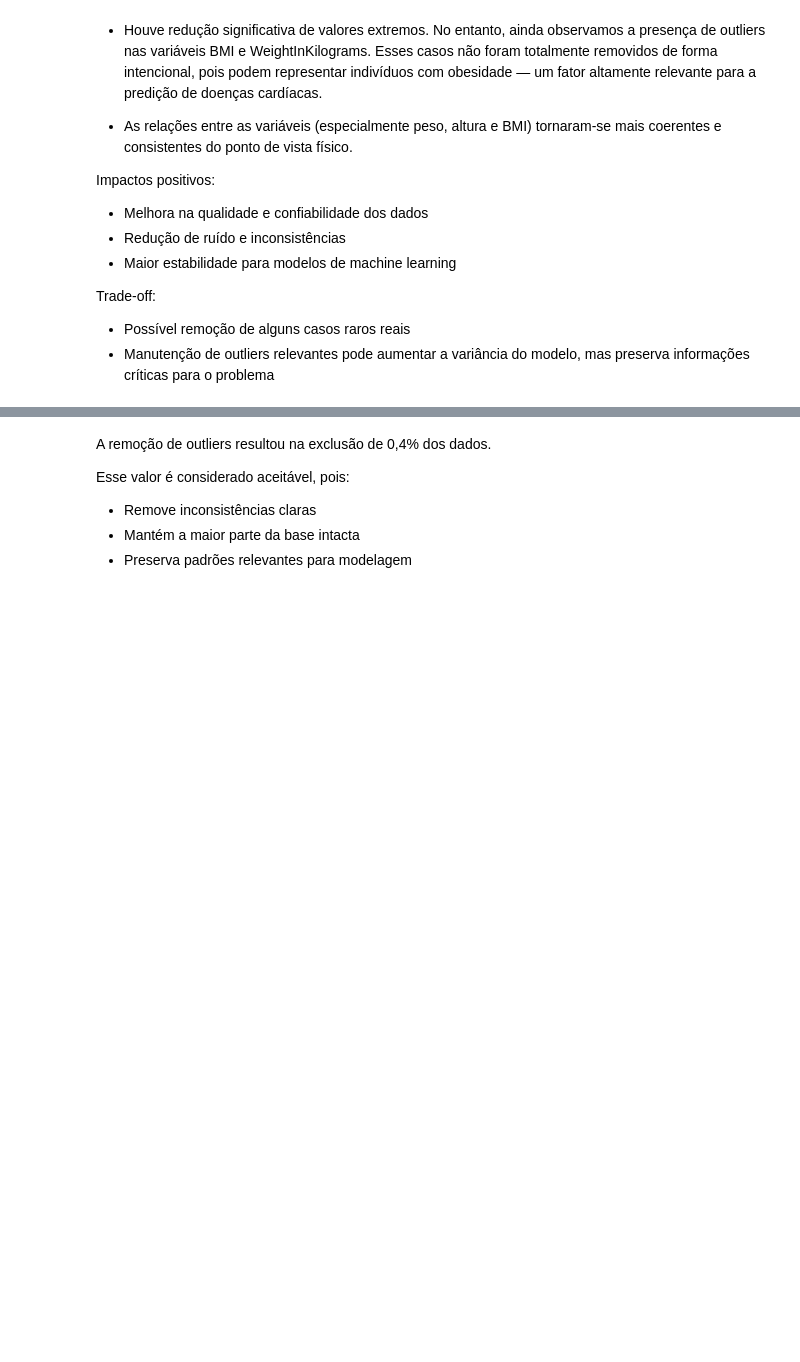
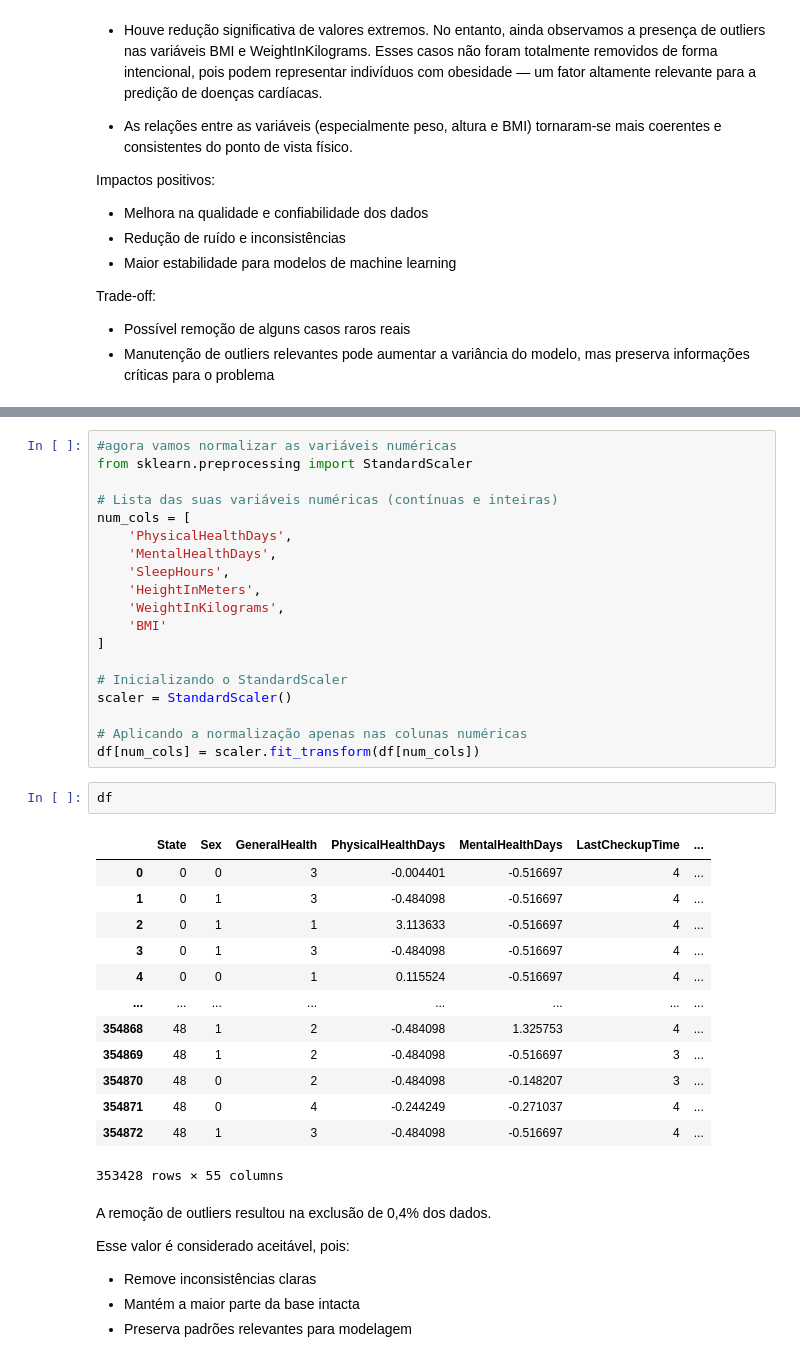
Before and after one commit to gligabo/PCD-1, a Jupyter notebook: src/Eixo-2/analise_eixo02.ipynb, the cells around one changed output, grey strips where cells are left out. Cells and saved outputs as stored; diff of their text form; blank space fills up the shorter version.

Commit message:
adicionando a normalização das variáveis contínuas

```diff
--- a/src/Eixo-2/analise_eixo02.ipynb
+++ b/src/Eixo-2/analise_eixo02.ipynb
@@ -622,4 +624,39 @@ Depois: (353428, 39)
 Registros removidos: 1445 (0.41%)
+# %%
+#agora vamos normalizar as variáveis numéricas
+from sklearn.preprocessing import StandardScaler
+
+# Lista das suas variáveis numéricas (contínuas e inteiras)
+num_cols = [
+    'PhysicalHealthDays',
+    'MentalHealthDays',
+    'SleepHours',
+    'HeightInMeters',
+    'WeightInKilograms',
+    'BMI'
+]
+
+# Inicializando o StandardScaler
+scaler = StandardScaler()
+
+# Aplicando a normalização apenas nas colunas numéricas
+df[num_cols] = scaler.fit_transform(df[num_cols])
+# %%
+df
+# %% [output]
+|  | State | Sex | GeneralHealth | PhysicalHealthDays | MentalHealthDays | LastCheckupTime | ... |
+| 0 | 0 | 0 | 3 | -0.004401 | -0.516697 | 4 | ... |
+| 1 | 0 | 1 | 3 | -0.484098 | -0.516697 | 4 | ... |
+| 2 | 0 | 1 | 1 | 3.113633 | -0.516697 | 4 | ... |
+| 3 | 0 | 1 | 3 | -0.484098 | -0.516697 | 4 | ... |
+| 4 | 0 | 0 | 1 | 0.115524 | -0.516697 | 4 | ... |
+| ... | ... | ... | ... | ... | ... | ... | ... |
+| 354868 | 48 | 1 | 2 | -0.484098 | 1.325753 | 4 | ... |
+| 354869 | 48 | 1 | 2 | -0.484098 | -0.516697 | 3 | ... |
+| 354870 | 48 | 0 | 2 | -0.484098 | -0.148207 | 3 | ... |
+| 354871 | 48 | 0 | 4 | -0.244249 | -0.271037 | 4 | ... |
+| 354872 | 48 | 1 | 3 | -0.484098 | -0.516697 | 4 | ... |
+353428 rows × 55 columns
 # %% [markdown]
 A remoção de outliers resultou na exclusão de 0,4% dos dados.
 
```
Also changed, not shown: parts of 6 cells of this notebook.
